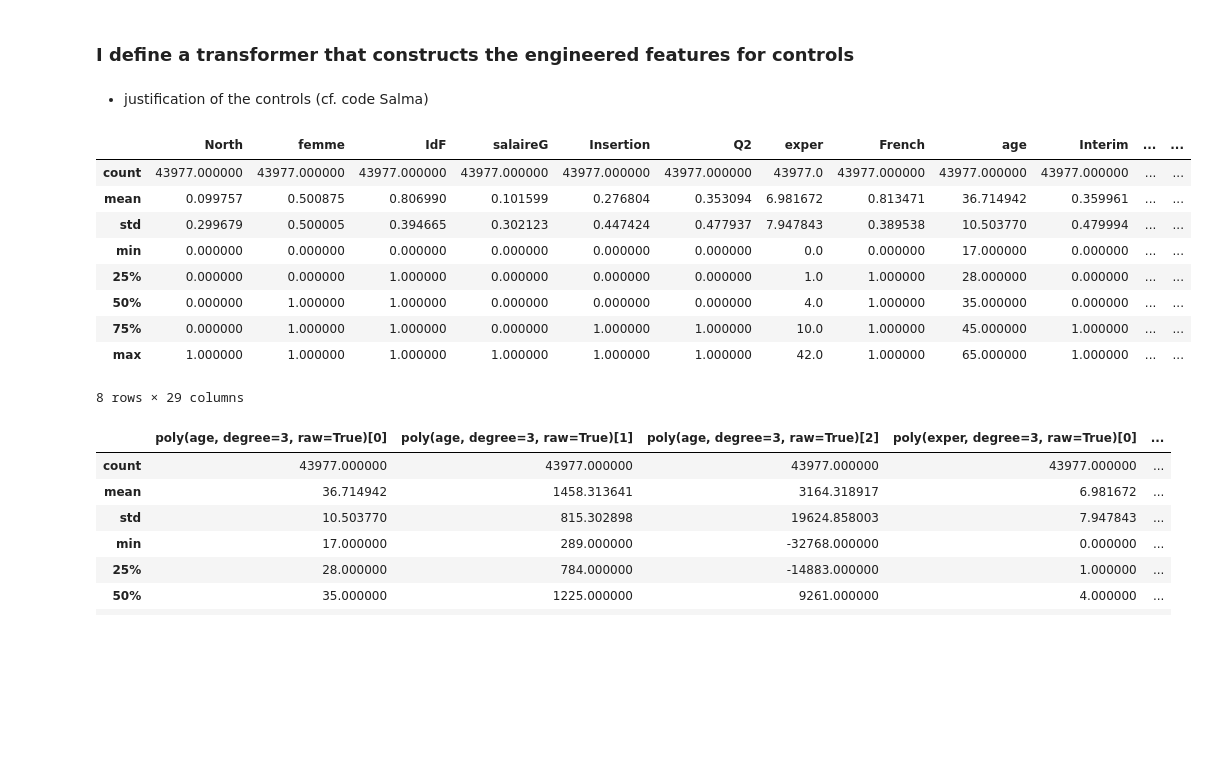
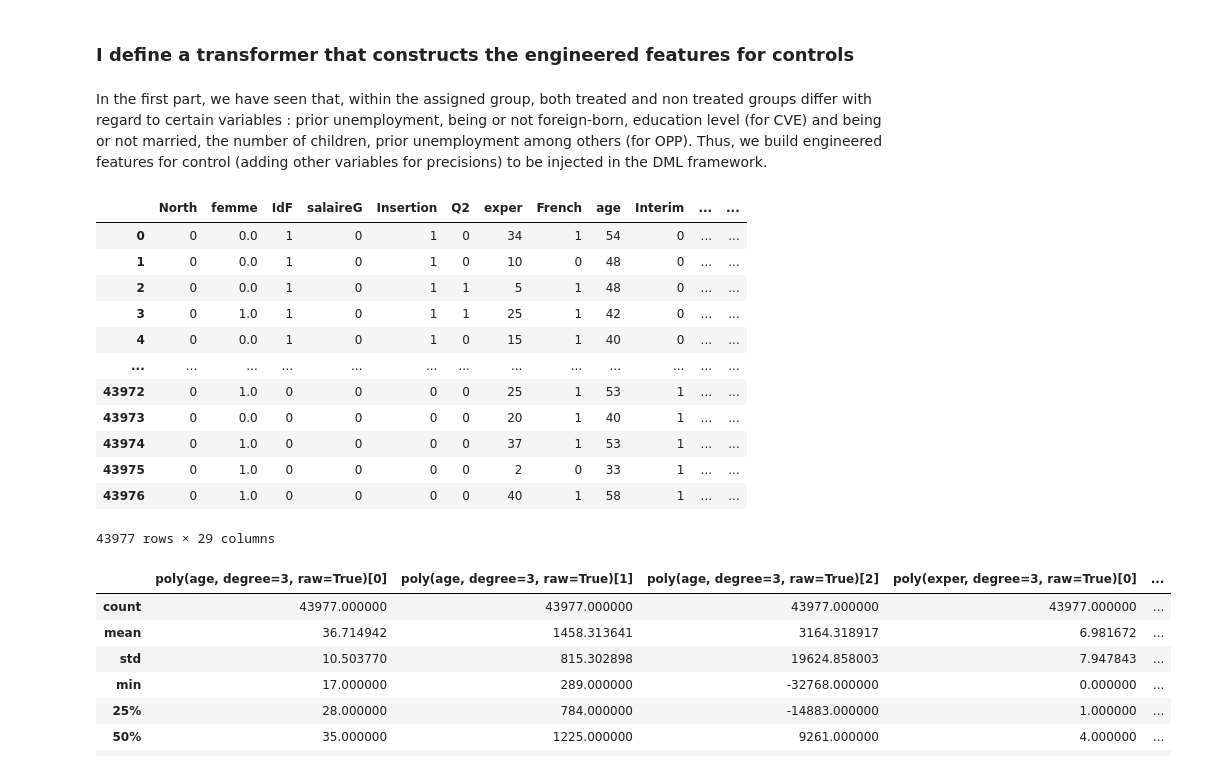
Before and after one commit to selaazdoudi/Private-vs-Public-Job-Search-Counseling, a Jupyter notebook: DML_LATE.ipynb, the cells around one changed output. Cells and saved outputs as stored; diff of their text form; code cells hidden in the pictures; blank space fills up the shorter version.

```diff
--- a/DML_LATE.ipynb
+++ b/DML_LATE.ipynb
@@ -208,2 +200,0 @@ COMMENTER !
-# %%
-sample_cveopp = df.loc[df["SAMPLE_CVEOPP"] == 1]
@@ -341,24 +200,0 @@ y="EMPLOI_6MOIS"
-# %%
-# Regression on baseline controls
-X_limited_corrected = [
-    "North", "femme", "IdF", "salaireG", "Insertion", "Q2",
-     "exper", "French", "age", "Interim", "ce2", "Q3", "EndInterim", "salaireB", "primo", "nivetude4",
-    "tempcomp", "nivetude3", "salaireD", "EconLayoff", "PersLayoff",
-    "salaireC", "Q1", "African", "salaireE", "duree_listes_horsAR", "marie", "nenf", "ce1",
-]
-
-# Ensure 'exper' is numeric before proceeding to prevent ValueError from statsmodels
-sample_cveopp["exper"] = pd.to_numeric(sample_cveopp["exper"], errors="coerce")
-
-varlist = [d1] + [d2] + X_limited_corrected
-w = sample_cveopp["POIDS_PZ_6MOIS"].astype(float)
-
-# Explicitly convert the DataFrame subset to float to prevent any object dtypes
-X_df = sample_cveopp[varlist].astype(float)
-X = sm.add_constant(X_df)
-y = sample_cveopp["EMPLOI_6MOIS"]
-
-lmC = sm.WLS(y, X, weights=w).fit(cov_type="HC1")
-vcC = lmC.cov_params()
-print("b_CVE =", lmC.params["acceptationCVE_6MOIS"], "se =", lmC.bse["acceptationCVE_6MOIS"])
-print("b_OPP =", lmC.params["acceptationOPP_6MOIS"], "se =", lmC.bse["acceptationOPP_6MOIS"])
@@ -368,4 +221,4 @@ b_OPP = 0.028816756521897836 se = 0.00539588702048443
 # %% [markdown]
 ### I define a transformer that constructs the engineered features for controls
-# %% [markdown]
-+ justification of the controls (cf. code Salma)
+# %% [markdown]
+In the first part, we have seen that, within the assigned group, both treated and non treated groups differ with regard to certain variables : prior unemployment, being or not foreign-born, education level (for CVE) and being or not married, the number of children, prior unemployment among others (for OPP). Thus, we build engineered features for control (adding other variables for precisions) to be injected in the DML framework.
@@ -372,20 +231,23 @@ b_OPP = 0.028816756521897836 se = 0.00539588702048443
 # %%
-X_limited_corrected = [
+X_engineered = [
     "North", "femme", "IdF", "salaireG", "Insertion", "Q2",
      "exper", "French", "age", "Interim", "ce2", "Q3", "EndInterim", "salaireB", "primo", "nivetude4",
     "tempcomp", "nivetude3", "salaireD", "EconLayoff", "PersLayoff",
     "salaireC", "Q1", "African", "salaireE", "duree_listes_horsAR", "marie", "nenf", "ce1",
 ]
 sample_cveopp["exper"] = pd.to_numeric(sample_cveopp["exper"], errors="coerce")
-sample_cveopp[X_limited_corrected].describe()
+sample_cveopp[X_engineered]
 # %% [output]
 |  | North | femme | IdF | salaireG | Insertion | Q2 | exper | French | age | Interim | ... | ... |
-| count | 43977.000000 | 43977.000000 | 43977.000000 | 43977.000000 | 43977.000000 | 43977.000000 | 43977.0 | 43977.000000 | 43977.000000 | 43977.000000 | ... | ... |
-| mean | 0.099757 | 0.500875 | 0.806990 | 0.101599 | 0.276804 | 0.353094 | 6.981672 | 0.813471 | 36.714942 | 0.359961 | ... | ... |
-| std | 0.299679 | 0.500005 | 0.394665 | 0.302123 | 0.447424 | 0.477937 | 7.947843 | 0.389538 | 10.503770 | 0.479994 | ... | ... |
-| min | 0.000000 | 0.000000 | 0.000000 | 0.000000 | 0.000000 | 0.000000 | 0.0 | 0.000000 | 17.000000 | 0.000000 | ... | ... |
-| 25% | 0.000000 | 0.000000 | 1.000000 | 0.000000 | 0.000000 | 0.000000 | 1.0 | 1.000000 | 28.000000 | 0.000000 | ... | ... |
-| 50% | 0.000000 | 1.000000 | 1.000000 | 0.000000 | 0.000000 | 0.000000 | 4.0 | 1.000000 | 35.000000 | 0.000000 | ... | ... |
-| 75% | 0.000000 | 1.000000 | 1.000000 | 0.000000 | 1.000000 | 1.000000 | 10.0 | 1.000000 | 45.000000 | 1.000000 | ... | ... |
-| max | 1.000000 | 1.000000 | 1.000000 | 1.000000 | 1.000000 | 1.000000 | 42.0 | 1.000000 | 65.000000 | 1.000000 | ... | ... |
+| 0 | 0 | 0.0 | 1 | 0 | 1 | 0 | 34 | 1 | 54 | 0 | ... | ... |
+| 1 | 0 | 0.0 | 1 | 0 | 1 | 0 | 10 | 0 | 48 | 0 | ... | ... |
+| 2 | 0 | 0.0 | 1 | 0 | 1 | 1 | 5 | 1 | 48 | 0 | ... | ... |
+| 3 | 0 | 1.0 | 1 | 0 | 1 | 1 | 25 | 1 | 42 | 0 | ... | ... |
+| 4 | 0 | 0.0 | 1 | 0 | 1 | 0 | 15 | 1 | 40 | 0 | ... | ... |
+| ... | ... | ... | ... | ... | ... | ... | ... | ... | ... | ... | ... | ... |
+| 43972 | 0 | 1.0 | 0 | 0 | 0 | 0 | 25 | 1 | 53 | 1 | ... | ... |
+| 43973 | 0 | 0.0 | 0 | 0 | 0 | 0 | 20 | 1 | 40 | 1 | ... | ... |
+| 43974 | 0 | 1.0 | 0 | 0 | 0 | 0 | 37 | 1 | 53 | 1 | ... | ... |
+| 43975 | 0 | 1.0 | 0 | 0 | 0 | 0 | 2 | 0 | 33 | 1 | ... | ... |
+| 43976 | 0 | 1.0 | 0 | 0 | 0 | 0 | 40 | 1 | 58 | 1 | ... | ... |
-8 rows × 29 columns
+43977 rows × 29 columns
```
Also changed, not shown: parts of 38 cells of this notebook, 1 other file.
